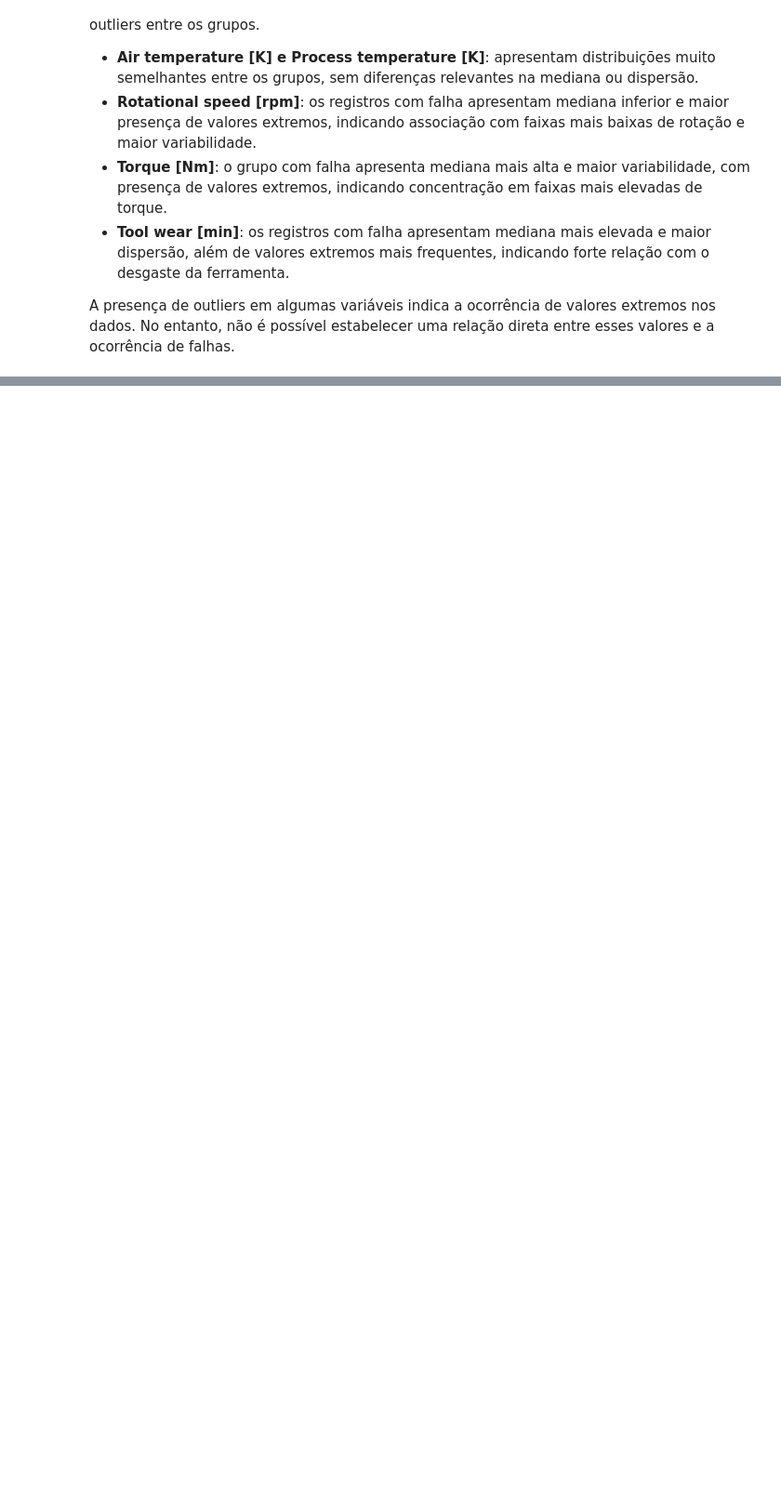
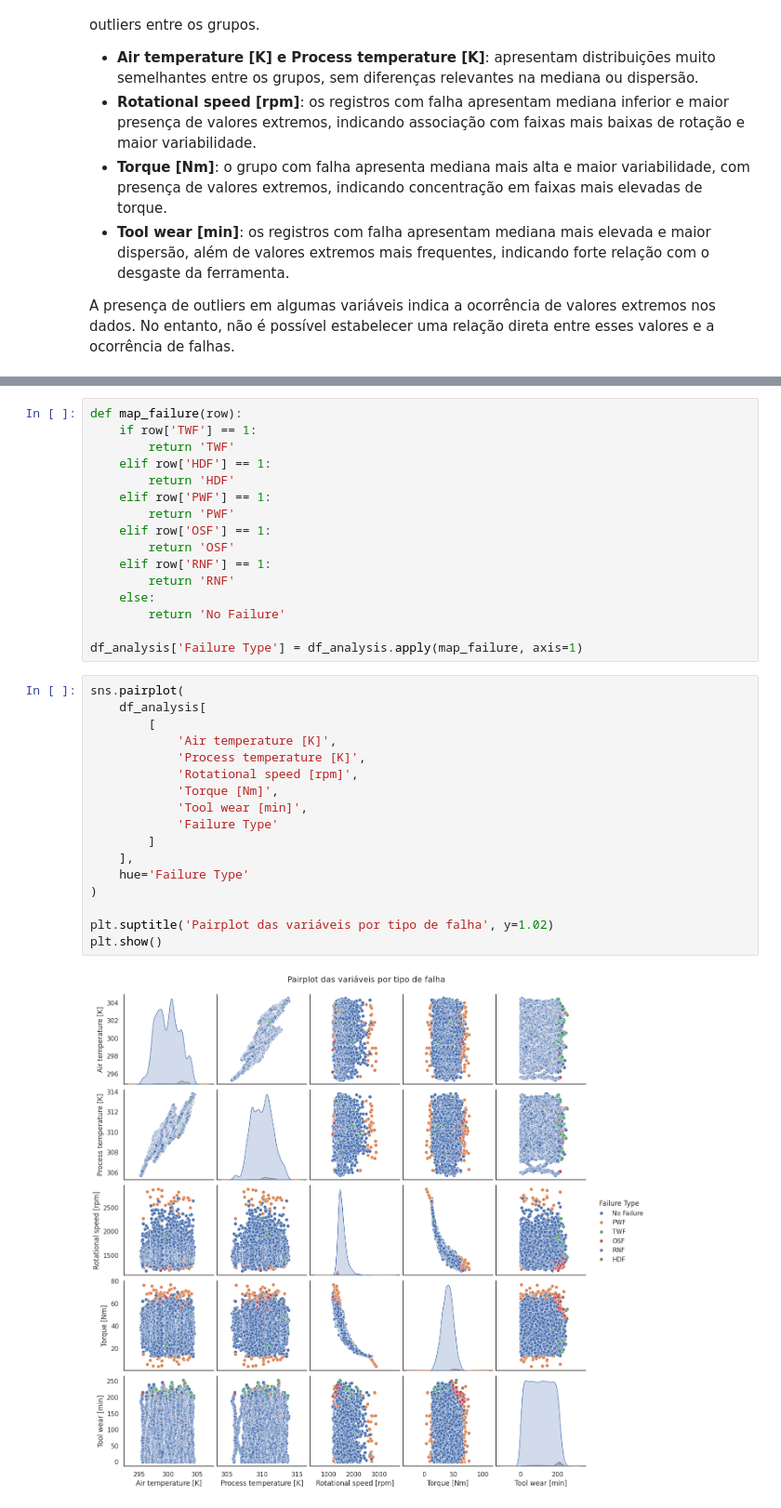
Before and after one commit to thaygorh/Analise-de-Dados-e-Boas-Praticas, a Jupyter notebook: mvp-analise-dados-e-boas-praticas.ipynb, the cells around one changed output, grey strips where cells are left out. Shown at 93% size. Drawn from its saved outputs; the diff is of its cells as text; blank space fills up the shorter version.

```diff
--- a/mvp-analise-dados-e-boas-praticas.ipynb
+++ b/mvp-analise-dados-e-boas-praticas.ipynb
@@ -545,0 +597,35 @@ A presença de outliers em algumas variáveis indica a ocorrência de valores ex
+# %%
+def map_failure(row):
+    if row['TWF'] == 1:
+        return 'TWF'
+    elif row['HDF'] == 1:
+        return 'HDF'
+    elif row['PWF'] == 1:
+        return 'PWF'
+    elif row['OSF'] == 1:
+        return 'OSF'
+    elif row['RNF'] == 1:
+        return 'RNF'
+    else:
+        return 'No Failure'
+
+df_analysis['Failure Type'] = df_analysis.apply(map_failure, axis=1)
+# %%
+sns.pairplot(
+    df_analysis[
+        [
+            'Air temperature [K]',
+            'Process temperature [K]',
+            'Rotational speed [rpm]',
+            'Torque [Nm]',
+            'Tool wear [min]',
+            'Failure Type'
+        ]
+    ],
+    hue='Failure Type'
+)
+
+plt.suptitle('Pairplot das variáveis por tipo de falha', y=1.02)
+plt.show()
+# %% [output]
+[figure, added]
```
Also changed, not shown: parts of 5 cells of this notebook.
